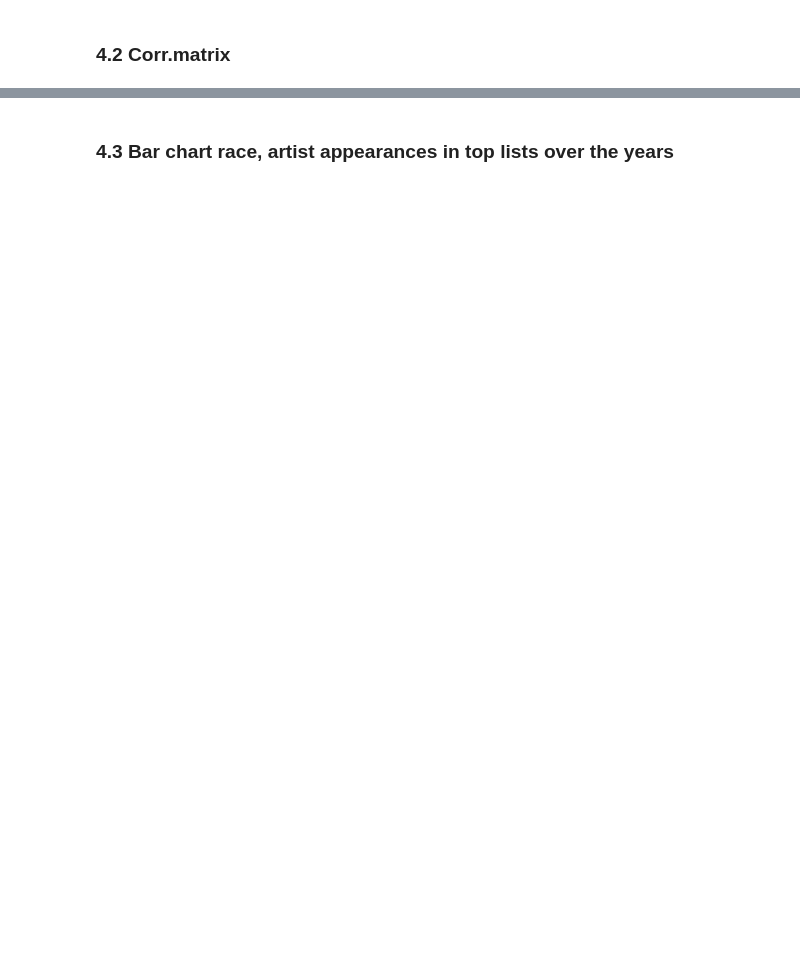
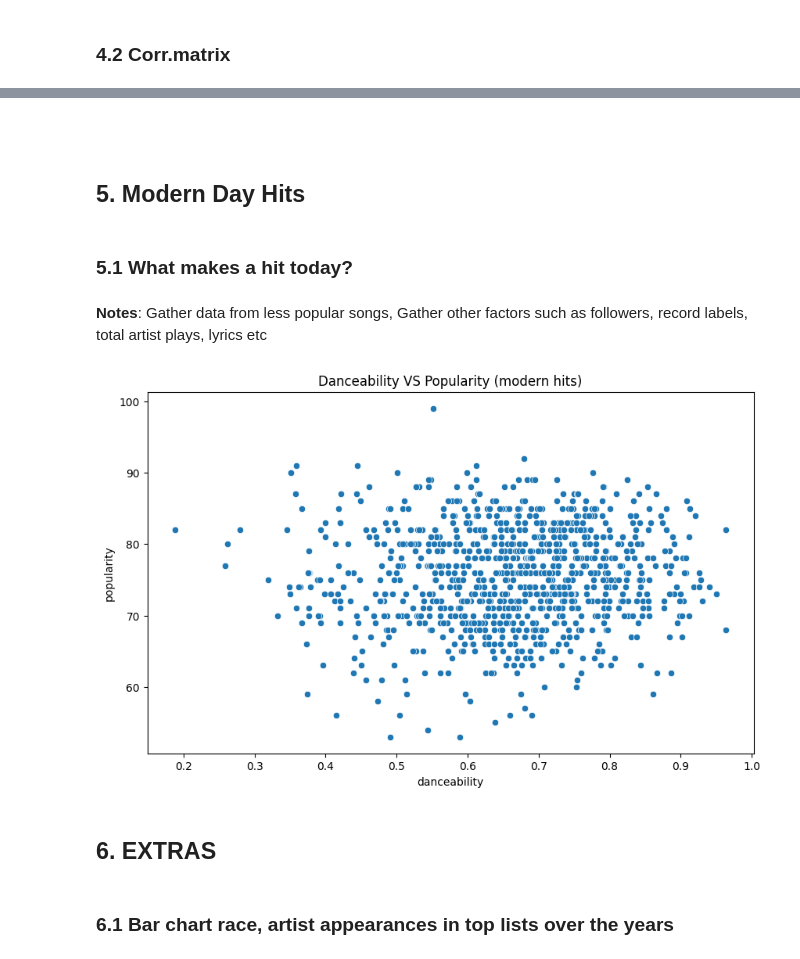
Before and after one commit to joelbit33/hit-songs-analysis, a Jupyter notebook: analysis/exploration.ipynb, the cells around one changed output, grey strips where cells are left out. Cells and saved outputs as stored; diff of their text form; code cells hidden in the pictures; blank space fills up the shorter version.

```diff
--- a/analysis/exploration.ipynb
+++ b/analysis/exploration.ipynb
@@ -253,5 +212,25 @@ Build a database instead of loading csv's(?)
+# %% [markdown]
+<br>
+# %% [markdown]
+## 5. Modern Day Hits
+# %% [markdown]
+### 5.1 What makes a hit today?
+# %% [markdown]
+**Notes**: Gather data from less popular songs, Gather other factors such as followers, record labels, total artist plays, lyrics etc
+# %%
+modern_hits = df[(df['year'] >= 2010) & (df['year'] <= 2019)]
+
+plt.figure(figsize=(10, 6))
+
+sns.scatterplot(data=modern_hits, x='danceability', y='popularity')
+plt.title(f"Danceability VS Popularity (modern hits)")
+plt.show()
+# %% [output]
+[figure, added]
 # %% [markdown]
-### 4.3 Bar chart race, artist appearances in top lists over the years
+## 6. EXTRAS
+# %% [markdown]
+### 6.1 Bar chart race, artist appearances in top lists over the years
 # %%
 import bar_chart_race as bcr
 
```
Also changed, not shown: parts of 29 cells of this notebook, 2 other files.
